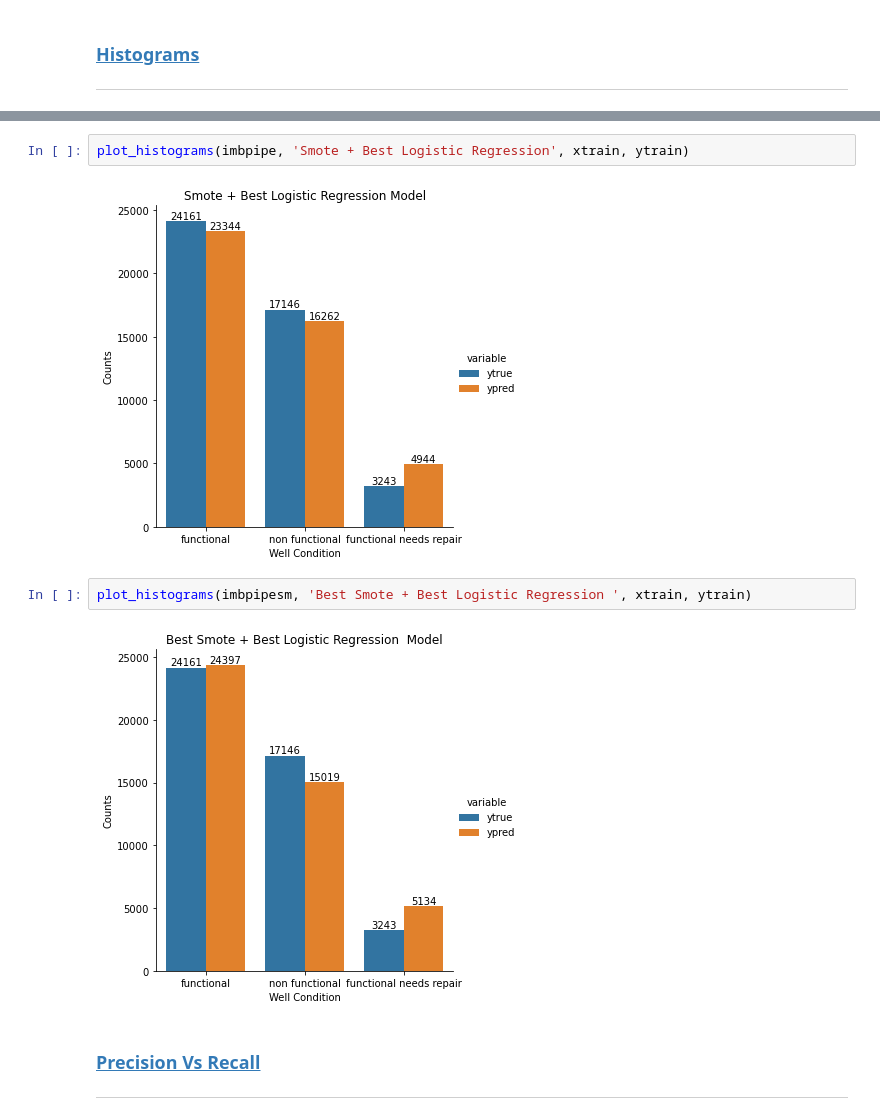
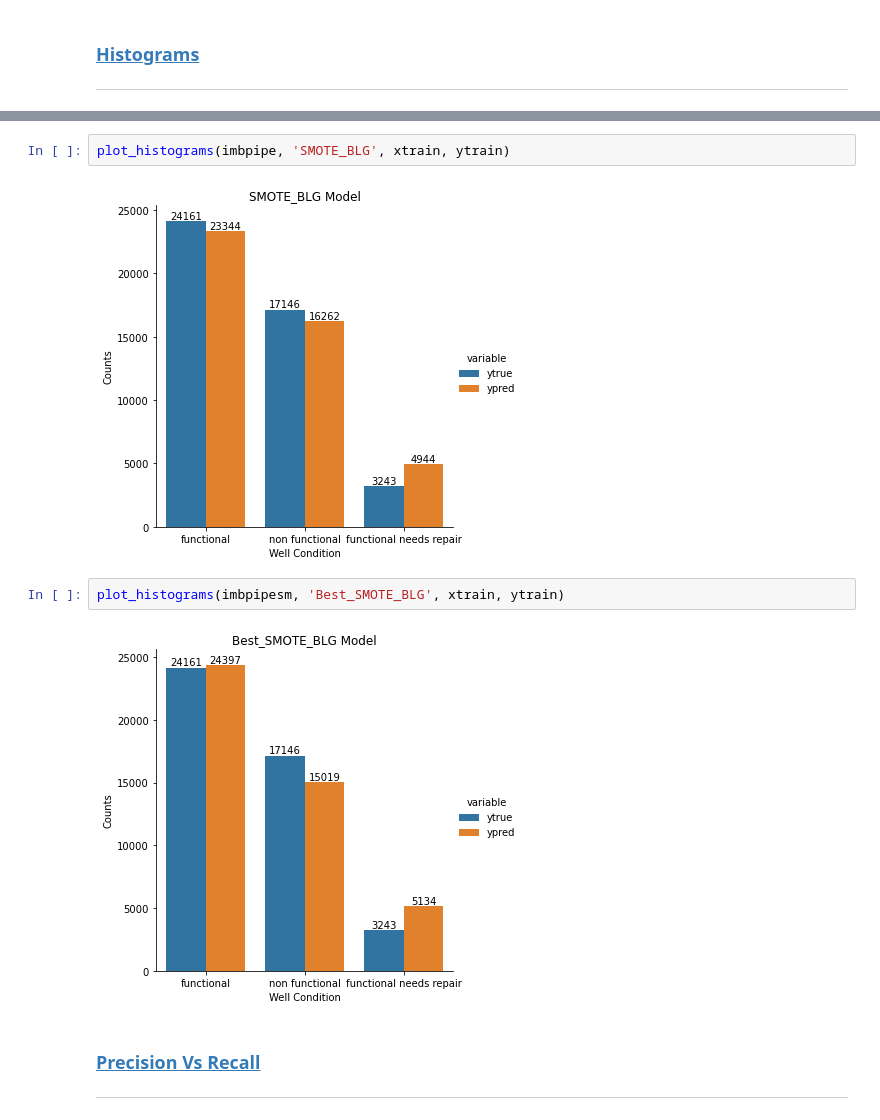
Before and after one commit to irwin-lam/PumpItUp, a Jupyter notebook: Visualizations.ipynb, the cells around one changed output, grey strips where cells are left out. Saved outputs shown, nothing was run; the diff lists cells and outputs as text.

```diff
--- a/Visualizations.ipynb
+++ b/Visualizations.ipynb
@@ -393,11 +393,11 @@ plot_histograms(best_lgr, 'Best Logistic Regression', xtrain, ytrain)
 # %%
-plot_histograms(imbpipe, 'Smote + Best Logistic Regression', xtrain, ytrain)
+plot_histograms(imbpipe, 'SMOTE_BLG', xtrain, ytrain)
 # %% [output]
-[figure, old version]
+[figure, new version]
 # %%
-plot_histograms(imbpipesm, 'Best Smote + Best Logistic Regression ', xtrain, ytrain)
+plot_histograms(imbpipesm, 'Best_SMOTE_BLG', xtrain, ytrain)
 # %% [output]
-[figure, old version]
+[figure, new version]
 # %% [markdown]
 ### [Precision Vs Recall](#title) <a id ='pr'></a>
 <hr style="border:2px solid magenta">
```
Also changed, not shown: parts of 18 cells of this notebook, 12 other files.
